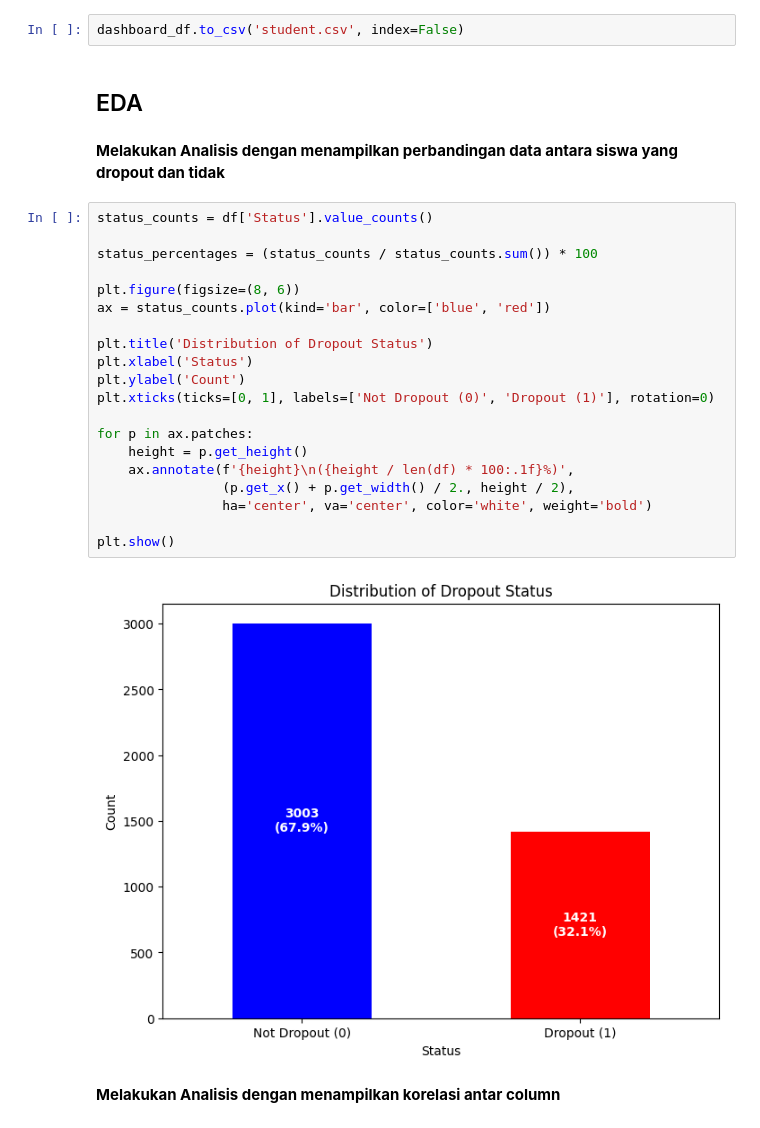
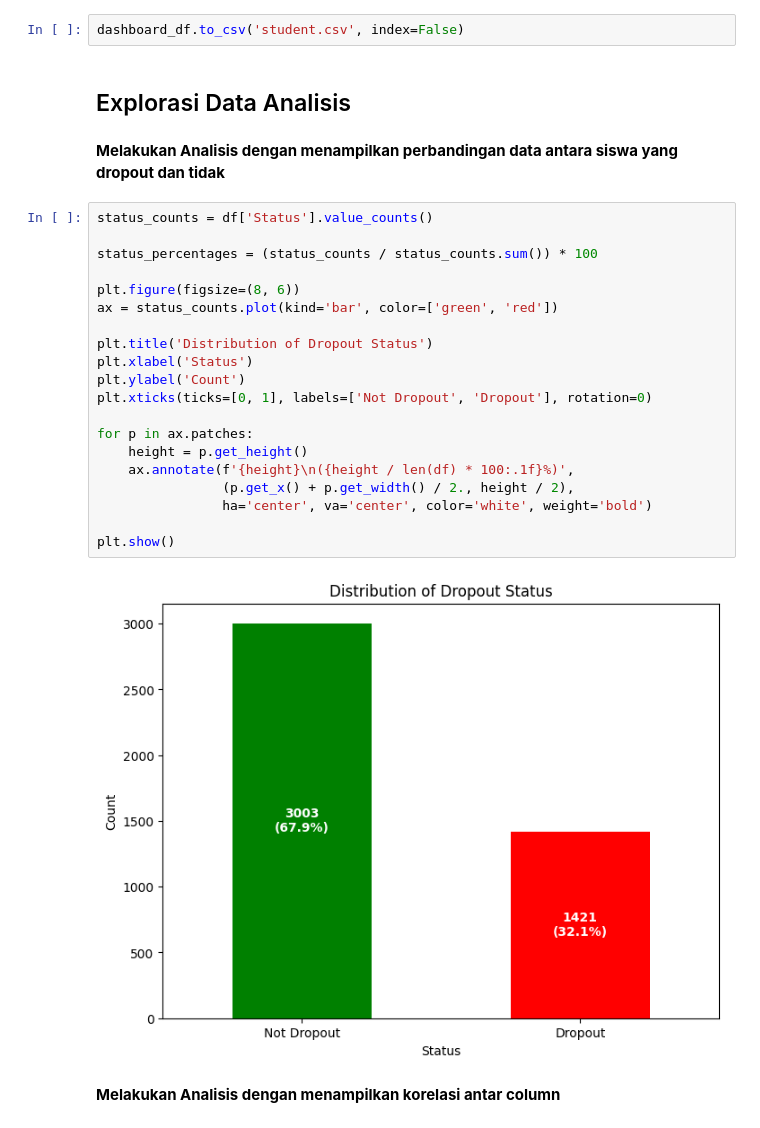
Before and after one commit to ferys2195/Submission-Penerapan-Data-Science, a Jupyter notebook: submission_2/notebook.ipynb, the cells around one changed output. Saved outputs shown, nothing was run; the diff lists cells and outputs as text.

```diff
--- a/submission_2/notebook.ipynb
+++ b/submission_2/notebook.ipynb
@@ -215,32 +217,32 @@ dashboard_df.head()
 **Export dataframe sebagai data source untuk menampilkan bisnis dashboard**
 # %%
 dashboard_df.to_csv('student.csv', index=False)
-# %% [markdown]
-## EDA
+# %% [markdown]
+## Explorasi Data Analisis
 # %% [markdown]
 **Melakukan Analisis dengan menampilkan perbandingan data antara siswa yang dropout dan tidak**
 # %%
 status_counts = df['Status'].value_counts()
 
 status_percentages = (status_counts / status_counts.sum()) * 100
 
 plt.figure(figsize=(8, 6))
-ax = status_counts.plot(kind='bar', color=['blue', 'red'])
+ax = status_counts.plot(kind='bar', color=['green', 'red'])
 
 plt.title('Distribution of Dropout Status')
 plt.xlabel('Status')
 plt.ylabel('Count')
-plt.xticks(ticks=[0, 1], labels=['Not Dropout (0)', 'Dropout (1)'], rotation=0)
+plt.xticks(ticks=[0, 1], labels=['Not Dropout', 'Dropout'], rotation=0)
 
 for p in ax.patches:
     height = p.get_height()
     ax.annotate(f'{height}\n({height / len(df) * 100:.1f}%)',
                 (p.get_x() + p.get_width() / 2., height / 2),
                 ha='center', va='center', color='white', weight='bold')
 
 plt.show()
 # %% [output]
-[figure, old version]
+[figure, new version]
 # %% [markdown]
 **Melakukan Analisis dengan menampilkan korelasi antar column**
 # %%
```
Also changed, not shown: parts of 35 cells of this notebook, 6 other files.
